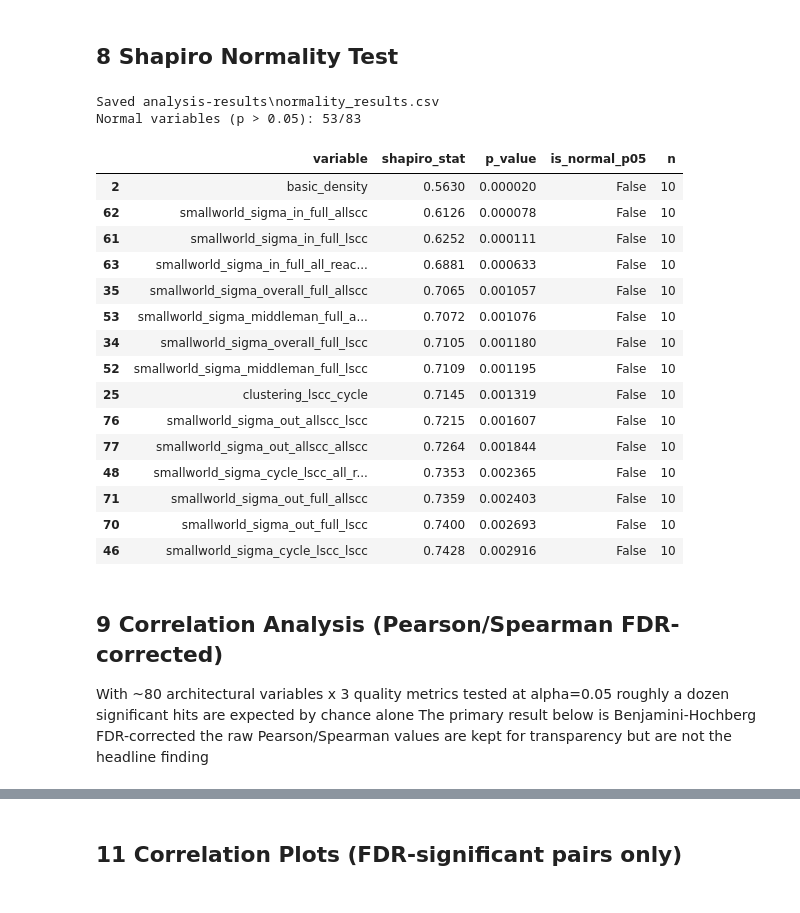
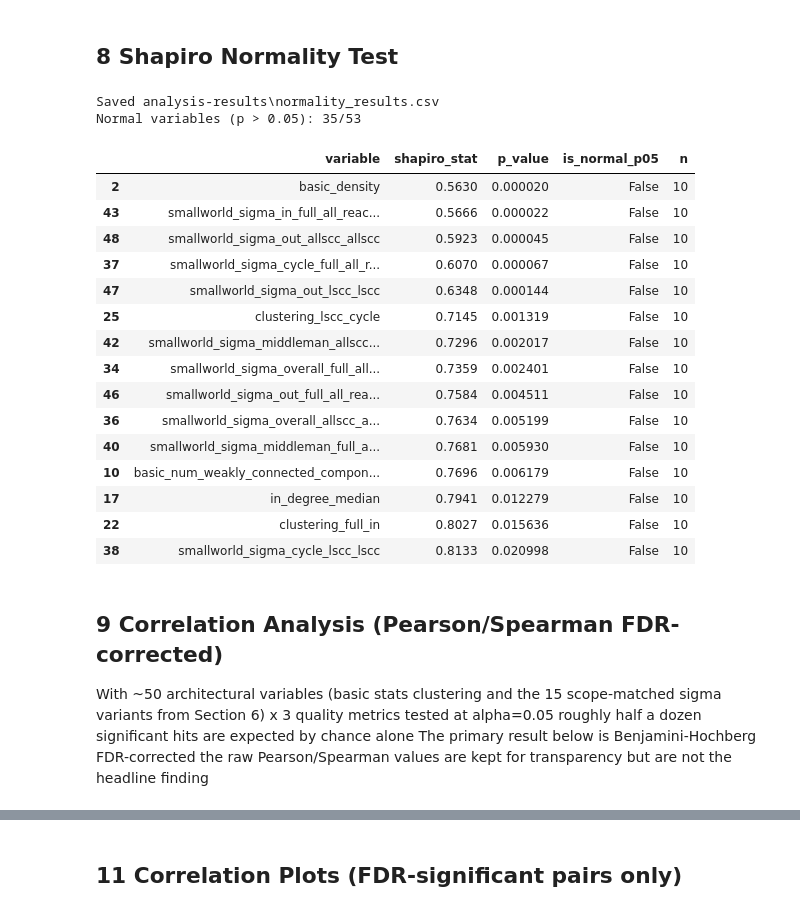
Before and after one commit to MauroZorzin/small-world-property, a Jupyter notebook: analyse.ipynb, the cells around one changed output, grey strips where cells are left out. Saved outputs shown, nothing was run; the diff lists cells and outputs as text; code cells hidden in the pictures.

```diff
--- a/analyse.ipynb
+++ b/analyse.ipynb
@@ -30,6 +30,13 @@ C_SCOPES = ml.C_SCOPES
 L_KEYS = ml.L_KEYS
 SIGMA_SCOPES = [f'{c}_{l}' for c in C_SCOPES for l in L_KEYS]
 
+# Only these 3 C-scope/L-method pairs describe the same subgraph on both sides of
+# the sigma ratio (full clustering with the whole-graph path length, LSCC with LSCC,
+# AllSCC with AllSCC). The other 6 combinations mix clustering computed over one
+# node set with path length computed over a different one and are kept in the raw
+# sigma table for inspection but excluded from the analysis from Section 8 onward
+MATCHED_SIGMA_SCOPES = ['full_all_reachable', 'lscc_lscc', 'allscc_allscc']
+
 PROJECT_ORDER = ['activemq', 'archiva', 'depends', 'druid', 'geode',
                   'jackrabbit', 'jena', 'karaf', 'phoenix', 'solr']
 PROJECT_PALETTE = dict(zip(PROJECT_ORDER, sns.color_palette('tab10', len(PROJECT_ORDER))))
@@ -445,7 +479,7 @@ def get_arch_numeric(df):
             if col in df.columns:
                 cols.append(col)
     for t in C_KEYS:
-        for scope in SIGMA_SCOPES:
+        for scope in MATCHED_SIGMA_SCOPES:
             col = f'smallworld_sigma_{t}_{scope}'
             if col in df.columns:
                 cols.append(col)
@@ -454,53 +488,54 @@ def get_arch_numeric(df):
 ARCH_NUMERIC = get_arch_numeric(df_final)
 normality_rows = []
 for col in ARCH_NUMERIC + QUALITY_COLS:
     if col not in df_final.columns:
         continue
     values = df_final[col].dropna()
     if len(values) < 3:
         continue
     sample = values if len(values) <= 5000 else values.sample(5000, random_state=42)
     try:
         stat, p = shapiro(sample)
     except Exception:
         continue
     normality_rows.append({
         'variable': col,
         'shapiro_stat': round(stat, 4),
         'p_value': round(p, 6),
         'is_normal_p05': p > 0.05,
         'n': len(values)
     })
 df_normality = pd.DataFrame(normality_rows)
 save_table(df_normality, 'normality_results.csv')
 normal_count = df_normality['is_normal_p05'].sum()
 total_count = len(df_normality)
 print(f'Normal variables (p > 0.05): {normal_count}/{total_count}')
 df_normality.sort_values('p_value').head(15)
 # %% [output]
 Saved analysis-results\normality_results.csv
-Normal variables (p > 0.05): 53/83
+Normal variables (p > 0.05): 35/53
 |  | variable | shapiro_stat | p_value | is_normal_p05 | n |
 | 2 | basic_density | 0.5630 | 0.000020 | False | 10 |
-| 62 | smallworld_sigma_in_full_allscc | 0.6126 | 0.000078 | False | 10 |
-| 61 | smallworld_sigma_in_full_lscc | 0.6252 | 0.000111 | False | 10 |
-| 63 | smallworld_sigma_in_full_all_reac... | 0.6881 | 0.000633 | False | 10 |
-| 35 | smallworld_sigma_overall_full_allscc | 0.7065 | 0.001057 | False | 10 |
-| 53 | smallworld_sigma_middleman_full_a... | 0.7072 | 0.001076 | False | 10 |
-| 34 | smallworld_sigma_overall_full_lscc | 0.7105 | 0.001180 | False | 10 |
-| 52 | smallworld_sigma_middleman_full_lscc | 0.7109 | 0.001195 | False | 10 |
+| 43 | smallworld_sigma_in_full_all_reac... | 0.5666 | 0.000022 | False | 10 |
+| 48 | smallworld_sigma_out_allscc_allscc | 0.5923 | 0.000045 | False | 10 |
+| 37 | smallworld_sigma_cycle_full_all_r... | 0.6070 | 0.000067 | False | 10 |
+| 47 | smallworld_sigma_out_lscc_lscc | 0.6348 | 0.000144 | False | 10 |
 | 25 | clustering_lscc_cycle | 0.7145 | 0.001319 | False | 10 |
-| 76 | smallworld_sigma_out_allscc_lscc | 0.7215 | 0.001607 | False | 10 |
-| 77 | smallworld_sigma_out_allscc_allscc | 0.7264 | 0.001844 | False | 10 |
-| 48 | smallworld_sigma_cycle_lscc_all_r... | 0.7353 | 0.002365 | False | 10 |
-| 71 | smallworld_sigma_out_full_allscc | 0.7359 | 0.002403 | False | 10 |
-| 70 | smallworld_sigma_out_full_lscc | 0.7400 | 0.002693 | False | 10 |
-| 46 | smallworld_sigma_cycle_lscc_lscc | 0.7428 | 0.002916 | False | 10 |
+| 42 | smallworld_sigma_middleman_allscc... | 0.7296 | 0.002017 | False | 10 |
+| 34 | smallworld_sigma_overall_full_all... | 0.7359 | 0.002401 | False | 10 |
+| 46 | smallworld_sigma_out_full_all_rea... | 0.7584 | 0.004511 | False | 10 |
+| 36 | smallworld_sigma_overall_allscc_a... | 0.7634 | 0.005199 | False | 10 |
+| 40 | smallworld_sigma_middleman_full_a... | 0.7681 | 0.005930 | False | 10 |
+| 10 | basic_num_weakly_connected_compon... | 0.7696 | 0.006179 | False | 10 |
+| 17 | in_degree_median | 0.7941 | 0.012279 | False | 10 |
+| 22 | clustering_full_in | 0.8027 | 0.015636 | False | 10 |
+| 38 | smallworld_sigma_cycle_lscc_lscc | 0.8133 | 0.020998 | False | 10 |
 # %% [markdown]
 ## 9 Correlation Analysis (Pearson/Spearman FDR-corrected)
 
-With ~80 architectural variables x 3 quality metrics tested at alpha=0.05
-roughly a dozen significant hits are expected by chance alone
+With ~50 architectural variables (basic stats clustering and the 15 scope-matched
+sigma variants from Section 6) x 3 quality metrics tested at alpha=0.05 roughly
+half a dozen significant hits are expected by chance alone
 The primary result below is Benjamini-Hochberg FDR-corrected
 the raw Pearson/Spearman values are kept for transparency
 but are not the headline finding
```
Also changed, not shown: parts of 10 cells of this notebook, 1 other file.
